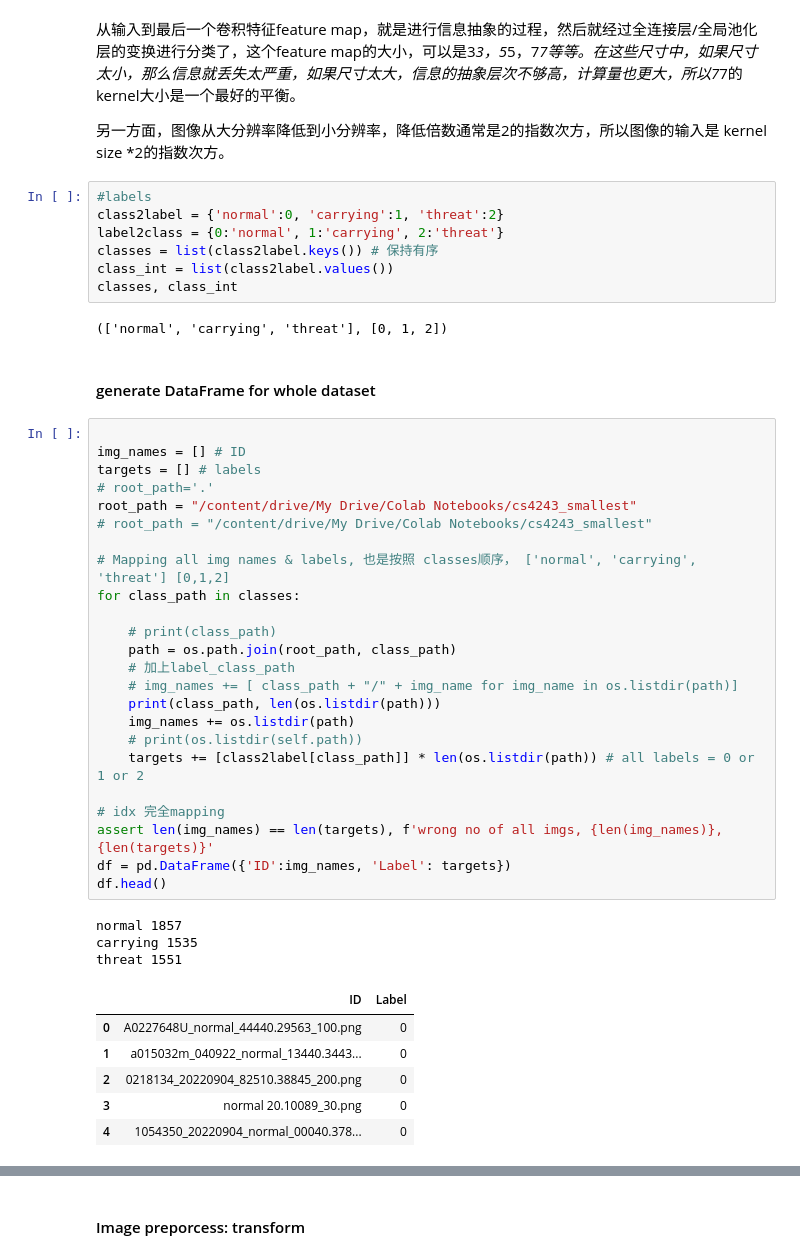
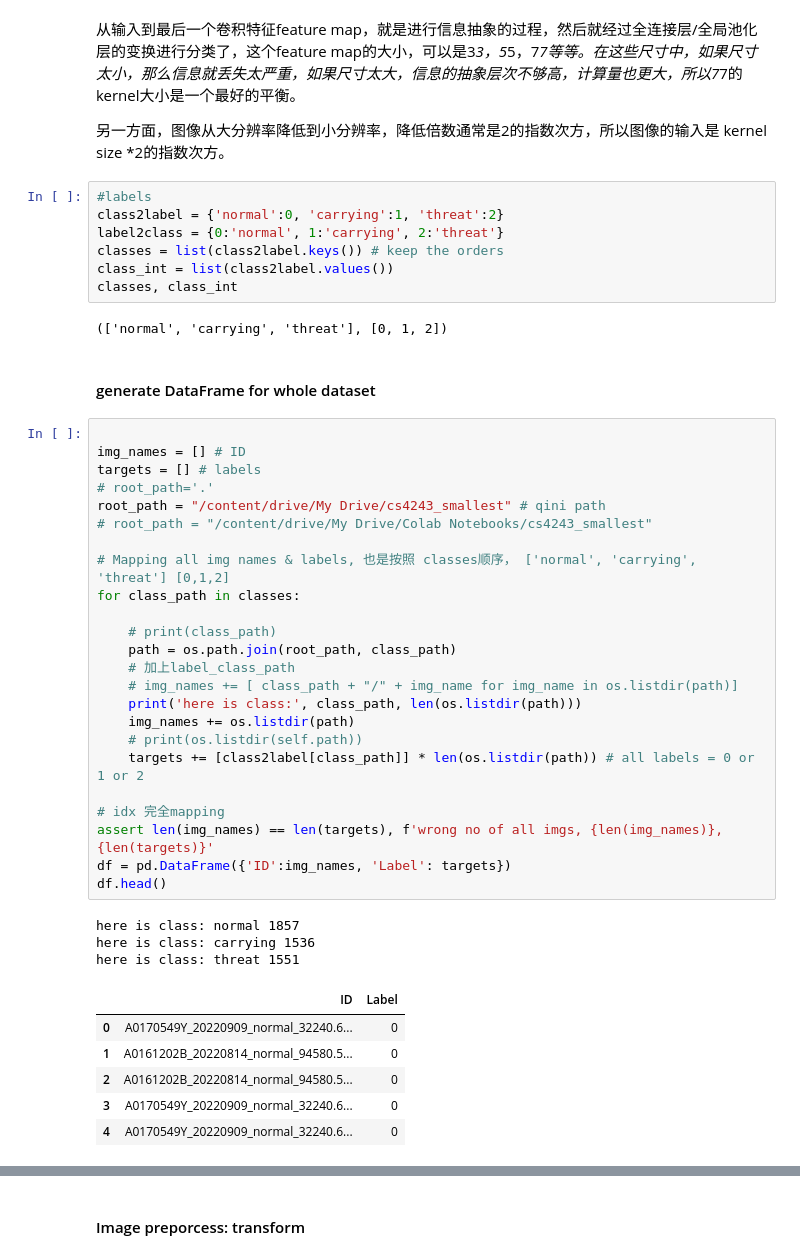
Before and after one commit to KennyNg-19/CS4243_colab_nb, a Jupyter notebook: CS4243.ipynb, the cells around one changed output, grey strips where cells are left out. Cells and saved outputs as stored; diff of their text form.

```diff
--- a/CS4243.ipynb
+++ b/CS4243.ipynb
@@ -165,7 +174,7 @@ Scaling and cropping, image enhancement, transformation to Tensor, normalization
 #labels
 class2label = {'normal':0, 'carrying':1, 'threat':2}
 label2class = {0:'normal', 1:'carrying', 2:'threat'}
-classes = list(class2label.keys()) # 保持有序
+classes = list(class2label.keys()) # keep the orders
 class_int = list(class2label.values())
 classes, class_int
 # %% [output]
@@ -175,37 +184,37 @@ classes, class_int
 # %%
 
 img_names = [] # ID
 targets = [] # labels
 # root_path='.'
-root_path = "/content/drive/My Drive/Colab Notebooks/cs4243_smallest"
+root_path = "/content/drive/My Drive/cs4243_smallest" # qini path
 # root_path = "/content/drive/My Drive/Colab Notebooks/cs4243_smallest"
 
 # Mapping all img names & labels, 也是按照 classes顺序， ['normal', 'carrying', 'threat'] [0,1,2]
 for class_path in classes:
 
     # print(class_path)
     path = os.path.join(root_path, class_path)
     # 加上label_class_path
     # img_names += [ class_path + "/" + img_name for img_name in os.listdir(path)]
-    print(class_path, len(os.listdir(path)))
+    print('here is class:', class_path, len(os.listdir(path)))
     img_names += os.listdir(path)
     # print(os.listdir(self.path))
     targets += [class2label[class_path]] * len(os.listdir(path)) # all labels = 0 or 1 or 2
 
 # idx 完全mapping
 assert len(img_names) == len(targets), f'wrong no of all imgs, {len(img_names)}, {len(targets)}'
 df = pd.DataFrame({'ID':img_names, 'Label': targets})
 df.head()
 # %% [output]
-normal 1857
-carrying 1535
-threat 1551
+here is class: normal 1857
+here is class: carrying 1536
+here is class: threat 1551
 |  | ID | Label |
-| 0 | A0227648U_normal_44440.29563_100.png | 0 |
-| 1 | a015032m_040922_normal_13440.3443... | 0 |
-| 2 | 0218134_20220904_82510.38845_200.png | 0 |
-| 3 | normal 20.10089_30.png | 0 |
-| 4 | 1054350_20220904_normal_00040.378... | 0 |
+| 0 | A0170549Y_20220909_normal_32240.6... | 0 |
+| 1 | A0161202B_20220814_normal_94580.5... | 0 |
+| 2 | A0161202B_20220814_normal_94580.5... | 0 |
+| 3 | A0170549Y_20220909_normal_32240.6... | 0 |
+| 4 | A0170549Y_20220909_normal_32240.6... | 0 |
 # %%
 # split into df of train / test
 y = df['Label']
```
Also changed, not shown: parts of 20 cells of this notebook.
